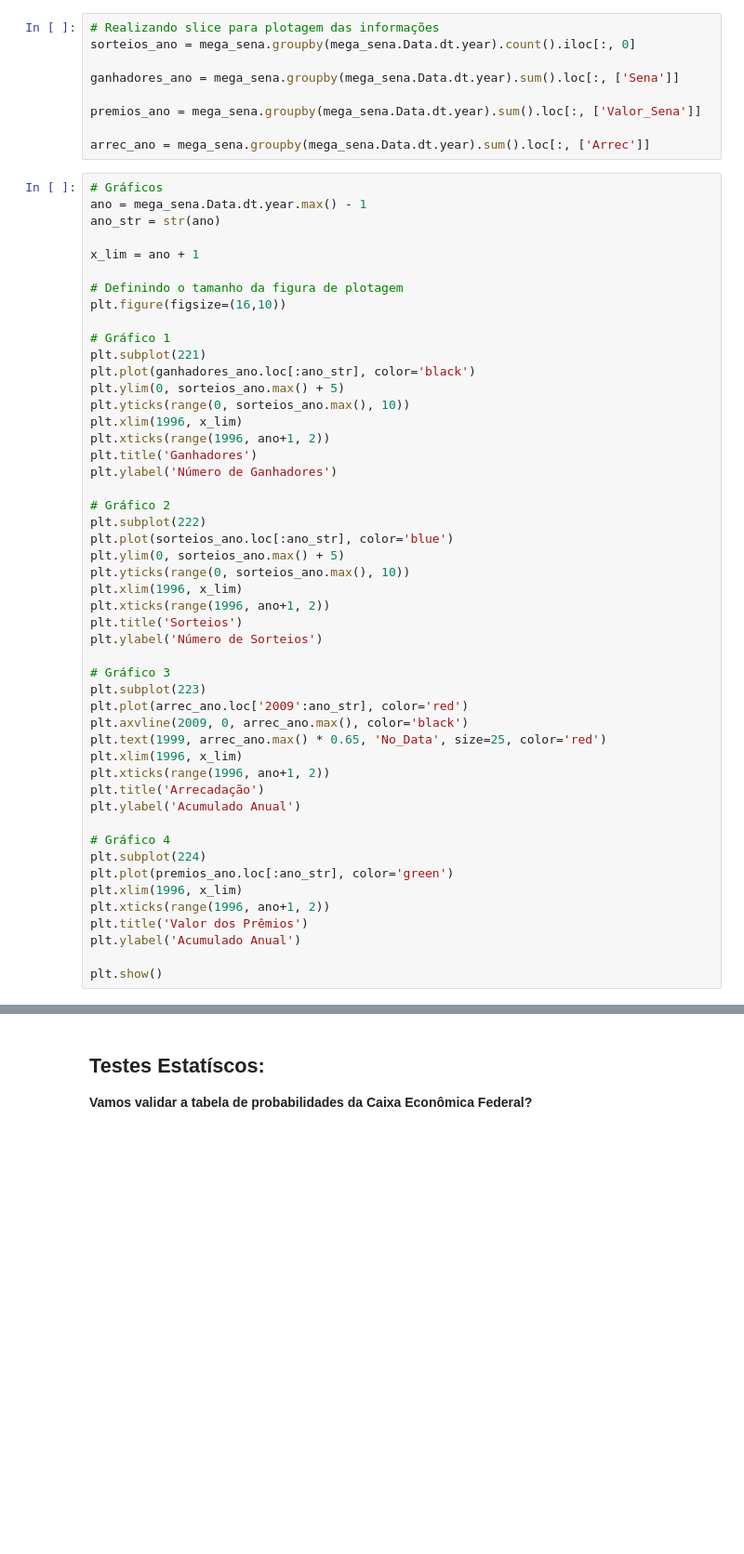
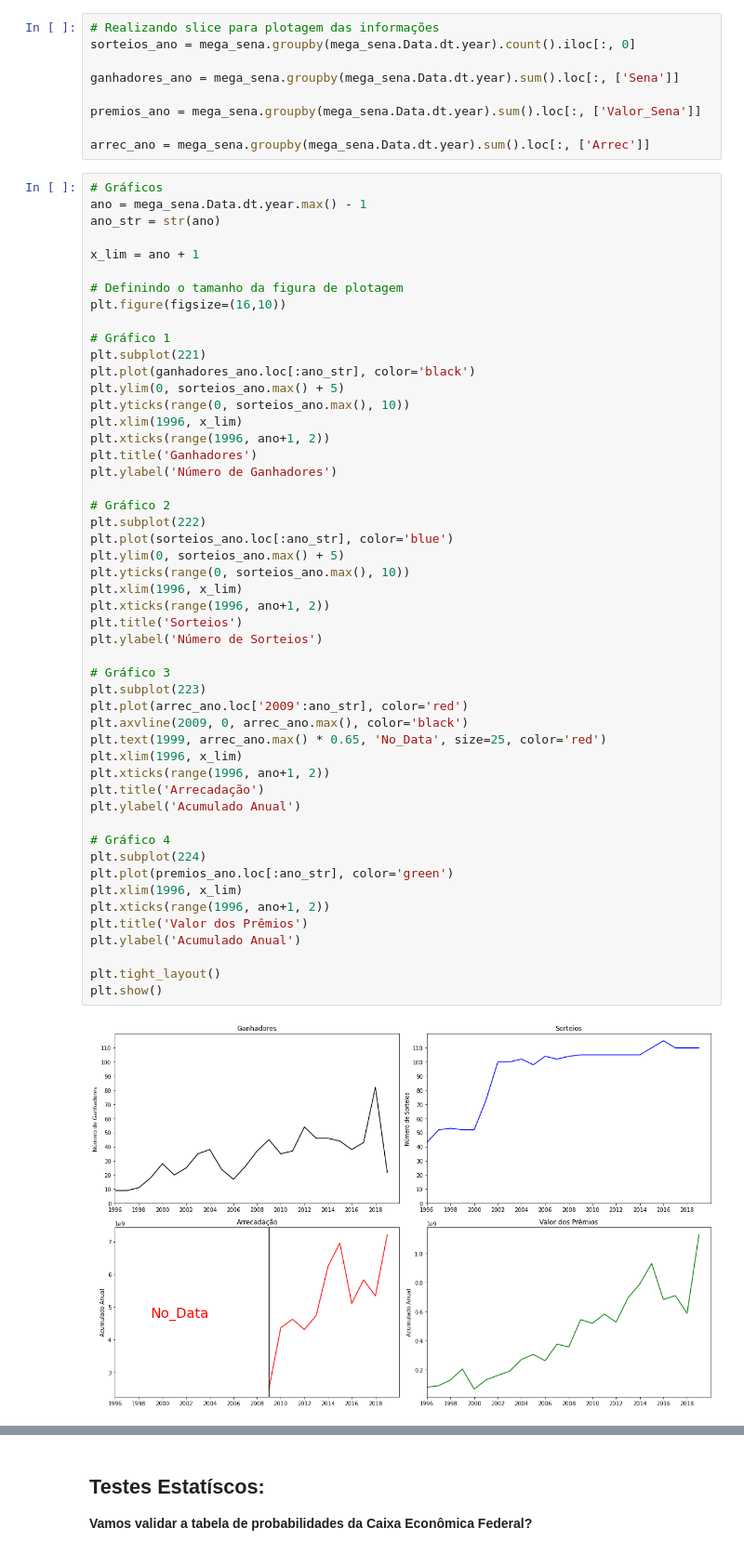
Before and after one commit to SamuelBaptista/estatistica-megasena, a Jupyter notebook: megasena.ipynb, the cells around one changed output, grey strips where cells are left out. Shown at 93% size. Cells and saved outputs as stored; diff of their text form; blank space fills up the shorter version.

```diff
--- a/megasena.ipynb
+++ b/megasena.ipynb
@@ -76,33 +102,36 @@ plt.ylabel('Número de Ganhadores')
 
 # Gráfico 2
 plt.subplot(222)
 plt.plot(sorteios_ano.loc[:ano_str], color='blue')
 plt.ylim(0, sorteios_ano.max() + 5)
 plt.yticks(range(0, sorteios_ano.max(), 10))
 plt.xlim(1996, x_lim)
 plt.xticks(range(1996, ano+1, 2))
 plt.title('Sorteios')
 plt.ylabel('Número de Sorteios')
 
 # Gráfico 3
 plt.subplot(223)
 plt.plot(arrec_ano.loc['2009':ano_str], color='red')
 plt.axvline(2009, 0, arrec_ano.max(), color='black')
 plt.text(1999, arrec_ano.max() * 0.65, 'No_Data', size=25, color='red')
 plt.xlim(1996, x_lim)
 plt.xticks(range(1996, ano+1, 2))
 plt.title('Arrecadação')
 plt.ylabel('Acumulado Anual')
 
 # Gráfico 4
 plt.subplot(224)
 plt.plot(premios_ano.loc[:ano_str], color='green')
 plt.xlim(1996, x_lim)
 plt.xticks(range(1996, ano+1, 2))
 plt.title('Valor dos Prêmios')
 plt.ylabel('Acumulado Anual')
 
+plt.tight_layout()
 plt.show()
+# %% [output]
+[figure, added]
 # %%
 # Avaliando a distribuição de frêquencia entre os números sorteados em cada dezena
 mega_dezenas = mega_sena.loc[:, '1_n':'6_n']
```
Also changed, not shown: parts of 27 cells of this notebook, 8 other files.
